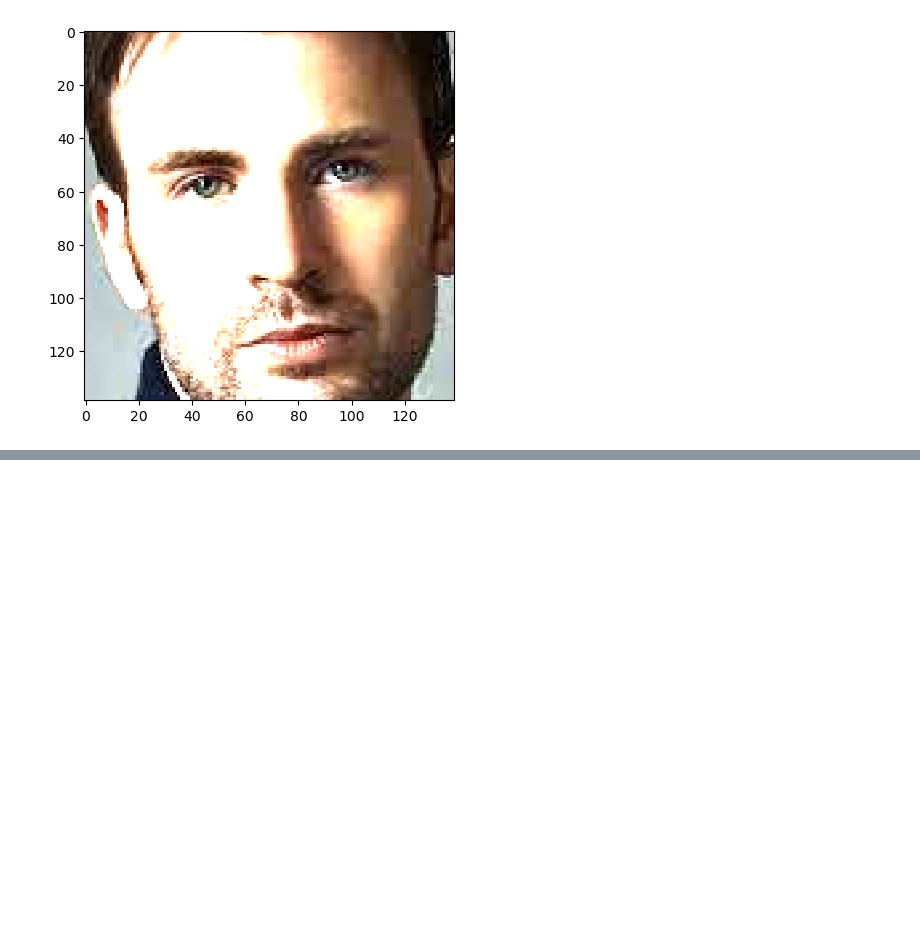
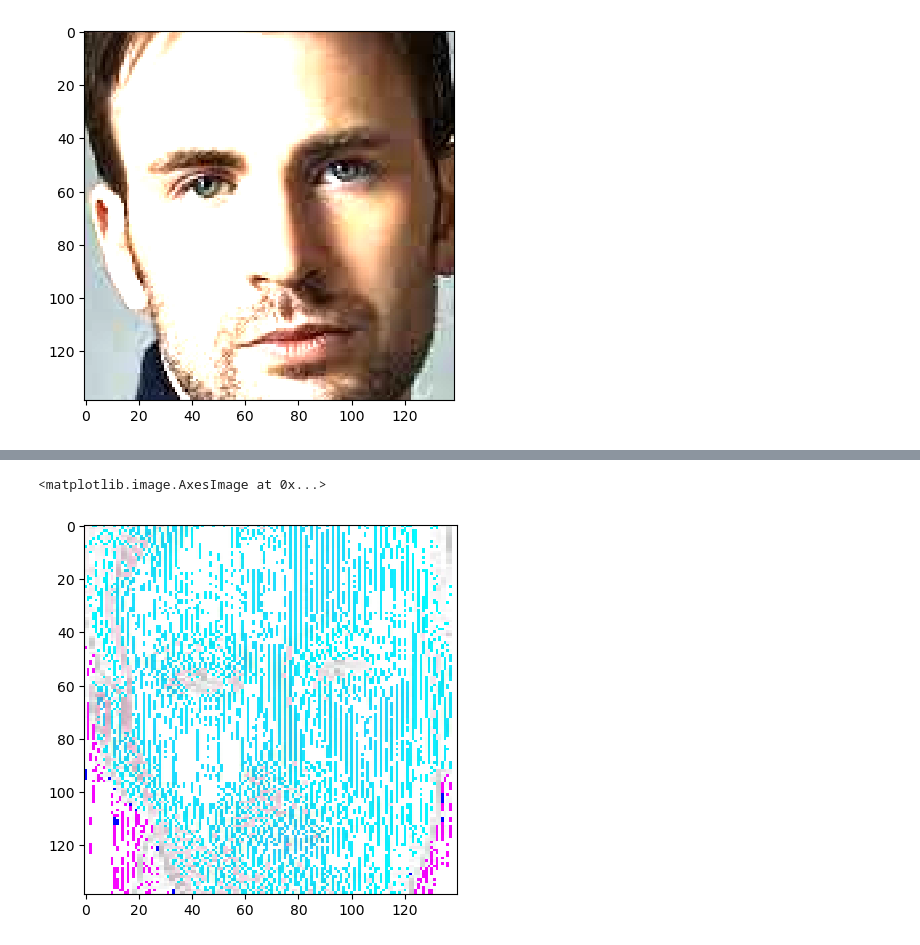
Before and after one commit to Ananthu2oo3/face_identification_ML_model, a Jupyter notebook: feature_engineering.ipynb, the cells around one changed output, grey strips where cells are left out. Drawn from its saved outputs; the diff is of its cells as text; code cells hidden in the pictures; blank space fills up the shorter version.

```diff
--- a/feature_engineering.ipynb
+++ b/feature_engineering.ipynb
@@ -141,2 +106,0 @@ array([[[0.35251793, 0.25179854],
-# %%
-coeffs[0] *= 0
@@ -148,0 +161,25 @@ ValueError: setting an array element with a sequence. The requested array has an
+# %%
+def w2d(img, mode='haar', level=1):
+
+    img_array = cv2.cvtColor(img, cv2.COLOR_RGB2BGR)
+    img_array = np.float32(img_array)
+
+    height, width, channels = img.shape
+    img_array /= height
+
+    coeffs = pywt.wavedec2(img_array, mode, level)
+    coeffs_list = list(coeffs)
+    coeffs_list[0] *= 0
+
+    img_array_h = pywt.waverec2(coeffs_list, mode)
+    img_array_h *= 255
+    img_array_h = np.uint8(img_array_h)
+
+    return img_array_h
+# %%
+loc = cv2.imread('./data/chris_evans/chris_evans1.png')
+im_har = w2d(loc, 'db1', 5)
+plt.imshow(im_har, cmap='gray')
+# %% [output]
+<matplotlib.image.AxesImage at 0x...>
+[figure, added]
```
Also changed, not shown: parts of 11 cells of this notebook.
